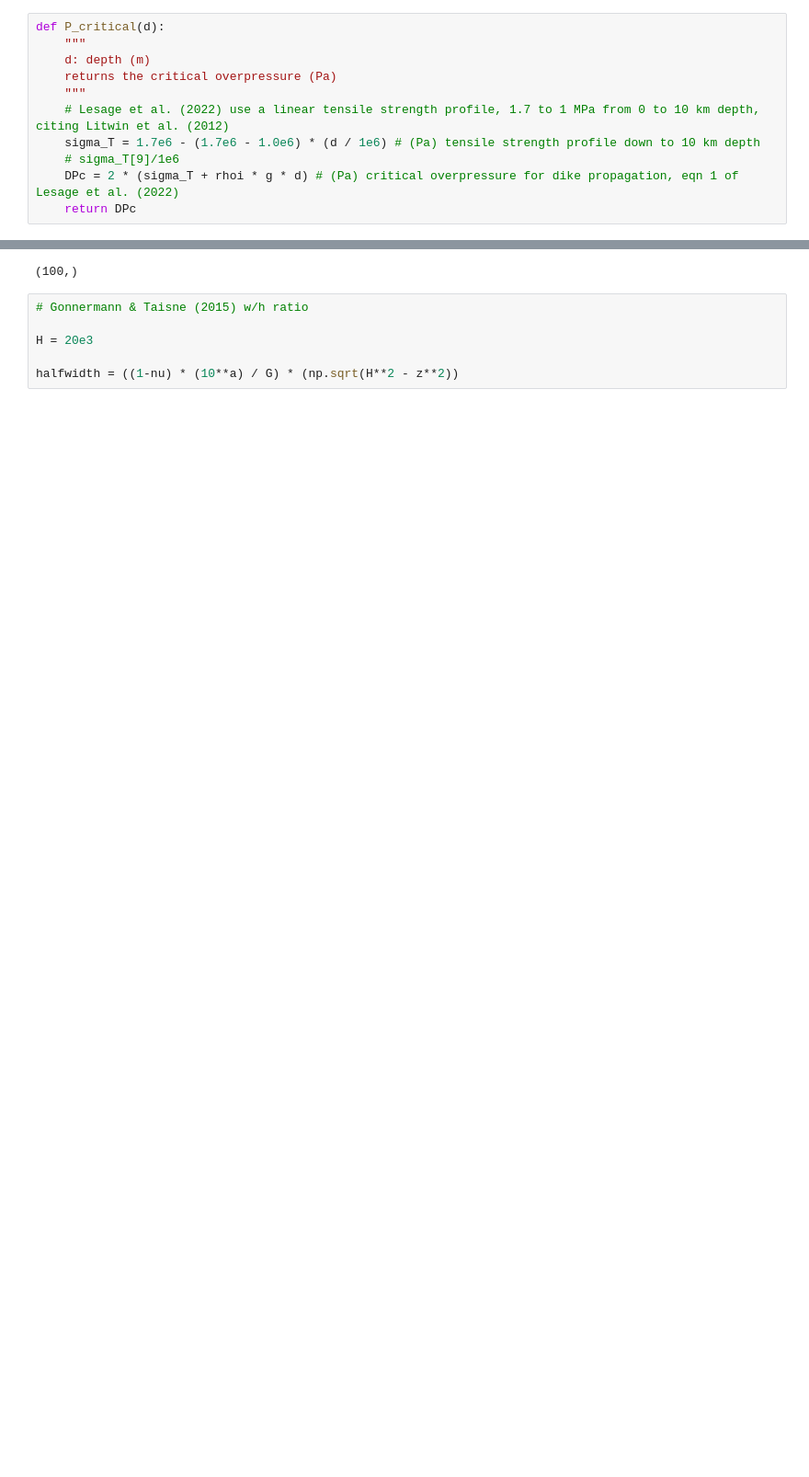
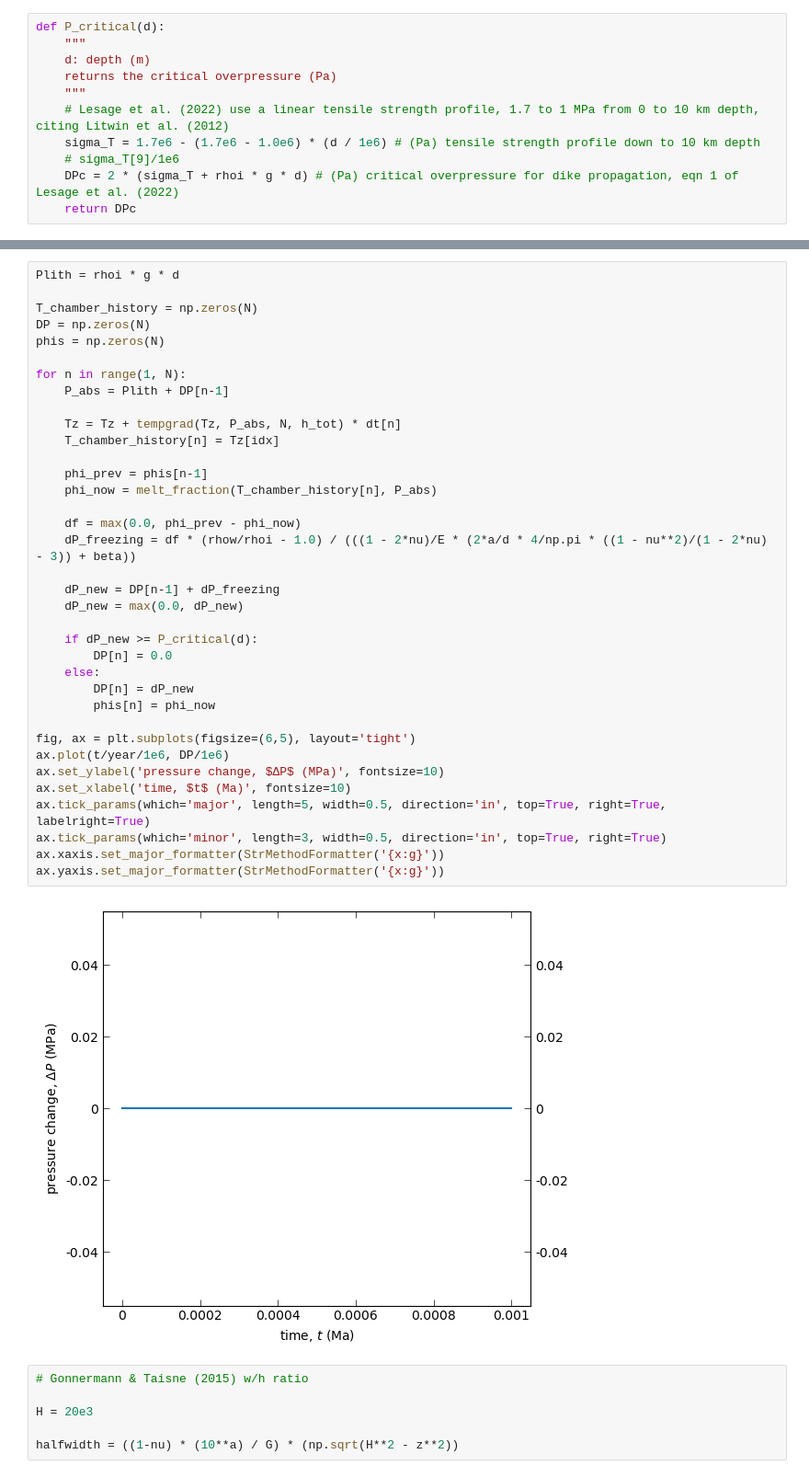
Before and after one commit to CottomR-et-al/Europa-ice-ocean-exchange, a Jupyter notebook: F25_Dikes_Europa.ipynb, the cells around one changed output, grey strips where cells are left out. Shown at 92% size. Cells and saved outputs as stored; diff of their text form; blank space fills up the shorter version.

```diff
--- a/F25_Dikes_Europa.ipynb
+++ b/F25_Dikes_Europa.ipynb
@@ -1345,6 +1585,41 @@ ax4.legend(loc='upper right', fontsize=10)
 # %%
+Plith = rhoi * g * d
+
+T_chamber_history = np.zeros(N)
+DP = np.zeros(N)
+phis = np.zeros(N)
+
+for n in range(1, N):
+    P_abs = Plith + DP[n-1]
+
+    Tz = Tz + tempgrad(Tz, P_abs, N, h_tot) * dt[n]
+    T_chamber_history[n] = Tz[idx]
+
+    phi_prev = phis[n-1]
+    phi_now = melt_fraction(T_chamber_history[n], P_abs)
+
+    df = max(0.0, phi_prev - phi_now)
+    dP_freezing = df * (rhow/rhoi - 1.0) / (((1 - 2*nu)/E * (2*a/d * 4/np.pi * ((1 - nu**2)/(1 - 2*nu) - 3)) + beta))
+
+    dP_new = DP[n-1] + dP_freezing
+    dP_new = max(0.0, dP_new)
+
+    if dP_new >= P_critical(d):
+        DP[n] = 0.0
+    else:
+        DP[n] = dP_new
+        phis[n] = phi_now
+
+fig, ax = plt.subplots(figsize=(6,5), layout='tight')
+ax.plot(t/year/1e6, DP/1e6)
+ax.set_ylabel('pressure change, $ΔP$ (MPa)', fontsize=10)
+ax.set_xlabel('time, $t$ (Ma)', fontsize=10)
+ax.tick_params(which='major', length=5, width=0.5, direction='in', top=True, right=True, labelright=True)
+ax.tick_params(which='minor', length=3, width=0.5, direction='in', top=True, right=True)
+ax.xaxis.set_major_formatter(StrMethodFormatter('{x:g}'))
+ax.yaxis.set_major_formatter(StrMethodFormatter('{x:g}'))
 # %% [output]
-(100,)
+[figure, added]
 # %%
 # Gonnermann & Taisne (2015) w/h ratio
 
```
Also changed, not shown: parts of 5 cells of this notebook.
